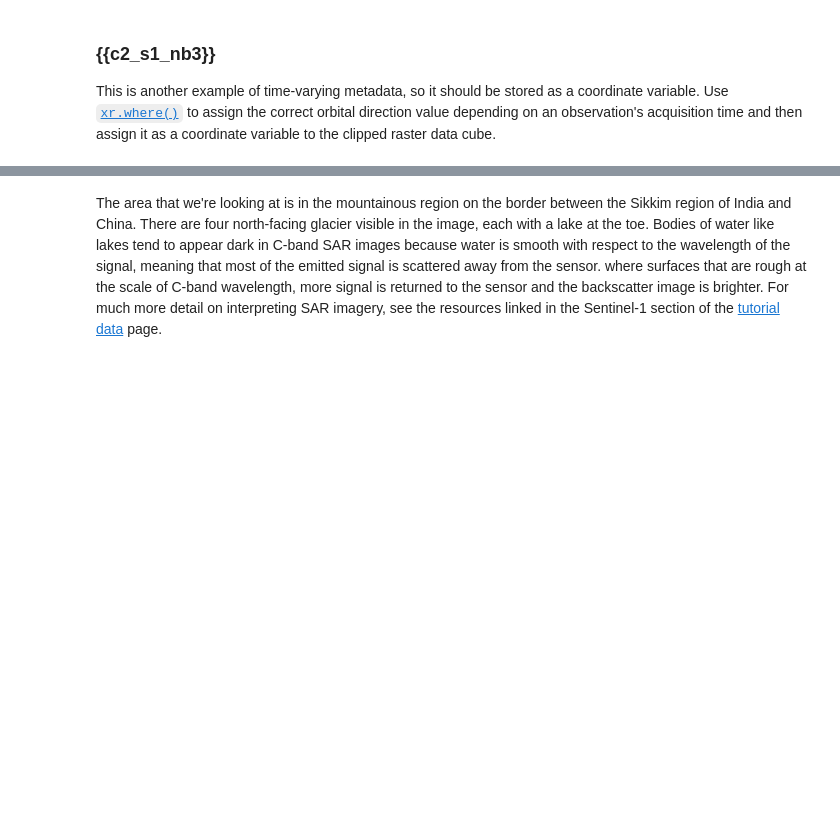
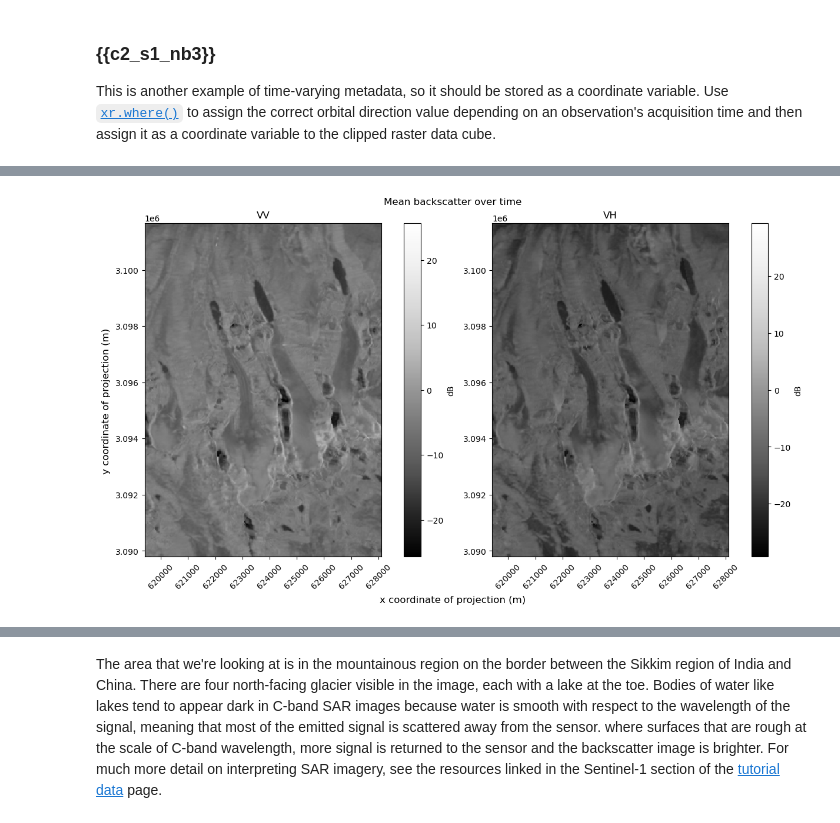
Before and after one commit to e-marshall/tutorials, a Jupyter notebook: book/tutorial2/nbs/3_asf_exploratory_analysis.ipynb, the cells around one changed output, grey strips where cells are left out. Drawn from its saved outputs; the diff is of its cells as text; code cells hidden in the pictures; blank space fills up the shorter version.

```diff
--- a/book/tutorial2/nbs/3_asf_exploratory_analysis.ipynb
+++ b/book/tutorial2/nbs/3_asf_exploratory_analysis.ipynb
@@ -250,14 +733,21 @@ Convert the power measurements provided in the raster data cube to decibels and
 # %%
-a = s1_tools.power_to_db(mean_pol).to_array("pol").plot(col="pol",
-                                                        cmap=plt.cm.Greys_r,
-                                                        cbar_kwargs={"label":"dB"},
-                                                        )
-for i in range(len(a.axs[0])):
-    a.axs[0][i].set_xlabel(None)
-    a.axs[0][i].tick_params(axis='x', labelrotation=45)
-a.axs[0][0].set_ylabel(None)
-a.fig.suptitle('Mean backscatter over time of dual-pol (VV) and cross-pol (VH) imagery',
-               y=1.02)
-a.fig.supylabel('Y-coordinate of projection (m)')
-a.fig.supxlabel('X-coordinate of projection (m)', y=-0.15)
-;
+fig, ax = plt.subplots(ncols=2, figsize=(12,7),layout='constrained')
+
+s1_tools.power_to_db(clipped_cube['vv'].mean(dim='acq_date')).plot(ax=ax[0],
+                                                                   cmap=plt.cm.Greys_r,
+                                                                   cbar_kwargs=({'label':'dB'}))
+s1_tools.power_to_db(clipped_cube['vh'].mean(dim='acq_date')).plot(ax=ax[1],
+                                                                   cmap=plt.cm.Greys_r,
+                                                                   cbar_kwargs=({'label':'dB'}))
+
+for i in range(len(ax)):
+    ax[i].set_ylabel(None)
+    ax[i].set_xlabel(None)
+    ax[i].tick_params(axis="x", labelrotation=45)
+fig.suptitle('Mean backscatter over time')
+ax[0].set_title('VV')
+ax[1].set_title('VH')
+fig.supylabel('y coordinate of projection (m)')
+fig.supxlabel('x coordinate of projection (m)');
+# %% [output]
+[figure, added]
```
Also changed, not shown: parts of 98 cells of this notebook, 30 other files.
